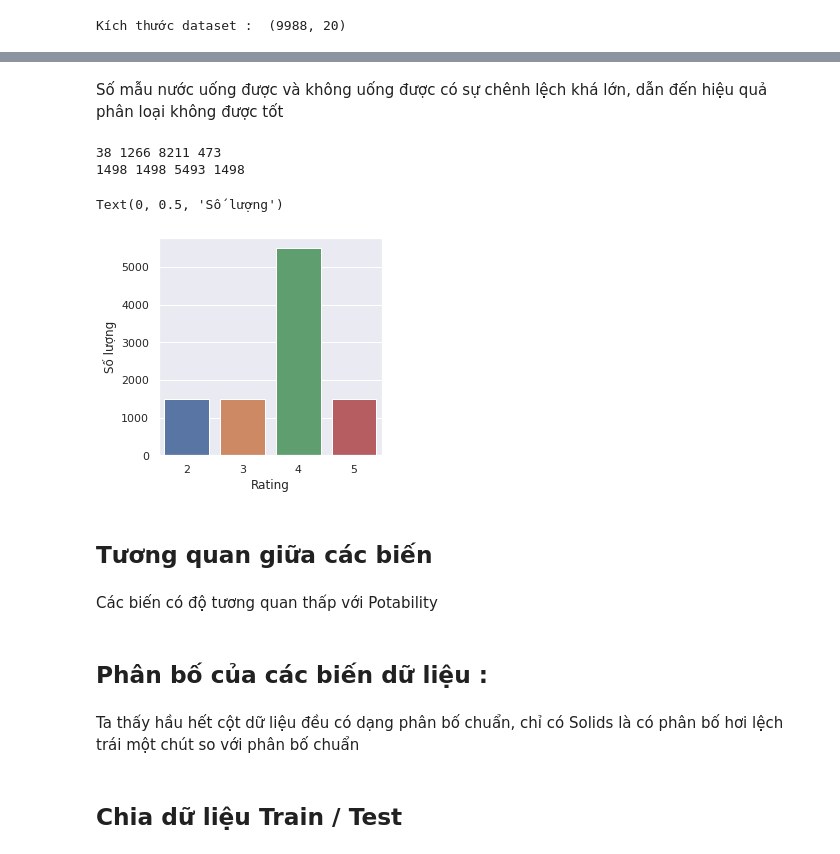
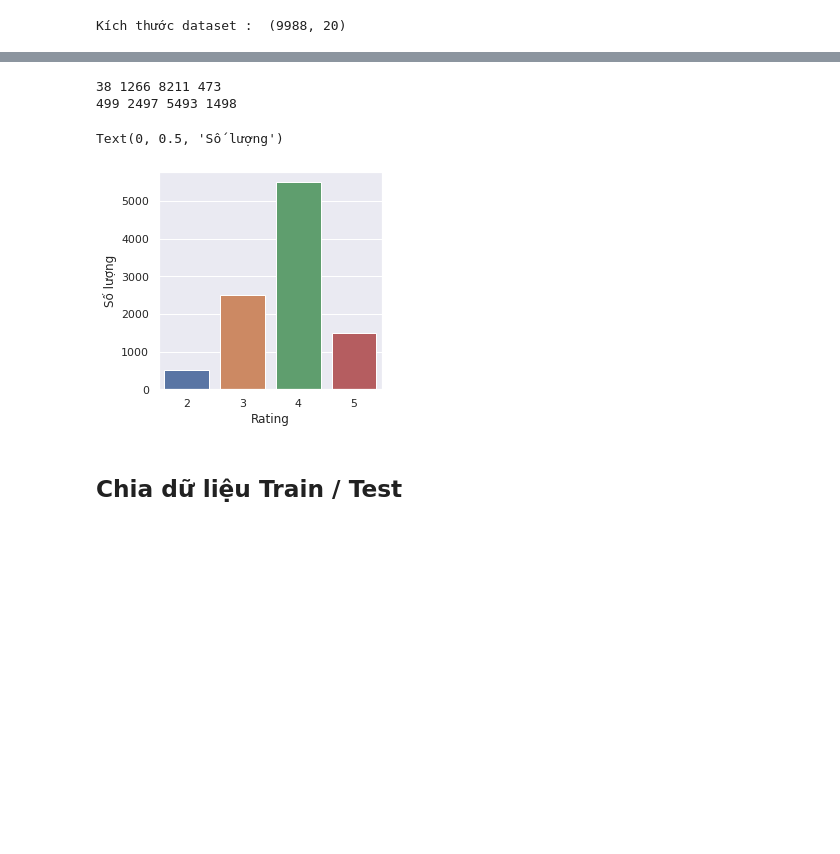
Before and after one commit to phuocleoceo/AmbitionBox-Rating, a Jupyter notebook: test-model/test.ipynb, the cells around one changed output, grey strips where cells are left out. Drawn from its saved outputs; the diff is of its cells as text; code cells hidden in the pictures; blank space fills up the shorter version.

```diff
--- a/test-model/test.ipynb
+++ b/test-model/test.ipynb
@@ -62,32 +34,28 @@ dataset["Rating"].value_counts().plot.pie(figsize=(8, 8), shadow=True, autopct='
-# %% [markdown]
-Số mẫu nước uống được và không uống được có sự chênh lệch khá lớn, dẫn đến hiệu quả phân loại không được tốt
 # %%
 dataset_samples = len(dataset)
 
 rating_2 = dataset[dataset["Rating"] == 2]
 rating_3 = dataset[dataset["Rating"] == 3]
 rating_4 = dataset[dataset["Rating"] == 4]
 rating_5 = dataset[dataset["Rating"] == 5]
 print(len(rating_2), len(rating_3), len(rating_4), len(rating_5))
 
-rating_2 = resample(rating_2, replace=True, n_samples=int(0.15*dataset_samples))
-rating_3 = resample(rating_3, replace=True, n_samples=int(0.15*dataset_samples))
+rating_2 = resample(rating_2, replace=True, n_samples=int(0.05*dataset_samples))
+rating_3 = resample(rating_3, replace=True, n_samples=int(0.25*dataset_samples))
 rating_4 = resample(rating_4, replace=True, n_samples=int(0.55*dataset_samples))
 rating_5 = resample(rating_5, replace=True, n_samples=int(0.15*dataset_samples))
 print(len(rating_2), len(rating_3), len(rating_4), len(rating_5))
 
 dataset = pd.concat([rating_2, rating_3, rating_4, rating_5])
 # Xáo trộn ngẫu nhiên lại dataset
 dataset = shuffle(dataset)
 
 plt.figure(figsize=(4, 4))
 sns.countplot(data=dataset, x="Rating")
 plt.xlabel("Rating")
 plt.ylabel("Số lượng")
 # %% [output]
 38 1266 8211 473
-1498 1498 5493 1498
+499 2497 5493 1498
 Text(0, 0.5, 'Số lượng')
-[figure, old version]
+[figure, new version]
-# %% [markdown]
-## Tương quan giữa các biến
@@ -98,4 +61,0 @@ Text(0, 0.5, 'Số lượng')
-# %% [markdown]
-Các biến có độ tương quan thấp với Potability
-# %% [markdown]
-## Phân bố của các biến dữ liệu :
@@ -119,5 +62,3 @@ Các biến có độ tương quan thấp với Potability
-# %% [markdown]
-Ta thấy hầu hết cột dữ liệu đều có dạng phân bố chuẩn, chỉ có Solids là có phân bố hơi lệch trái một chút so với phân bố chuẩn
 # %% [markdown]
 ## Chia dữ liệu Train / Test
 # %% [markdown]
```
Also changed, not shown: parts of 16 cells of this notebook.
